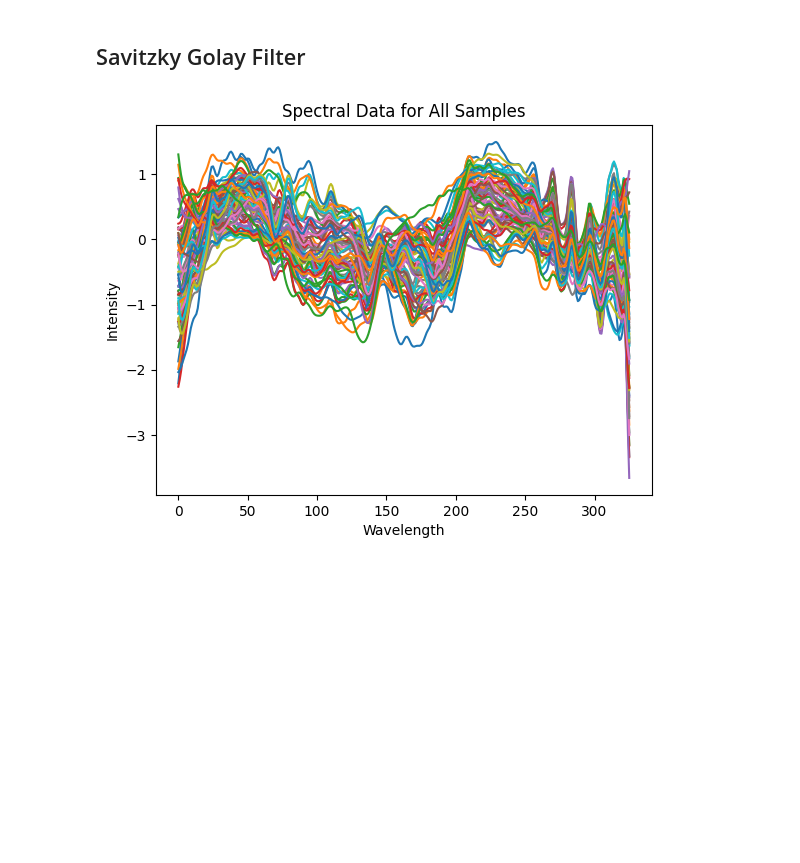
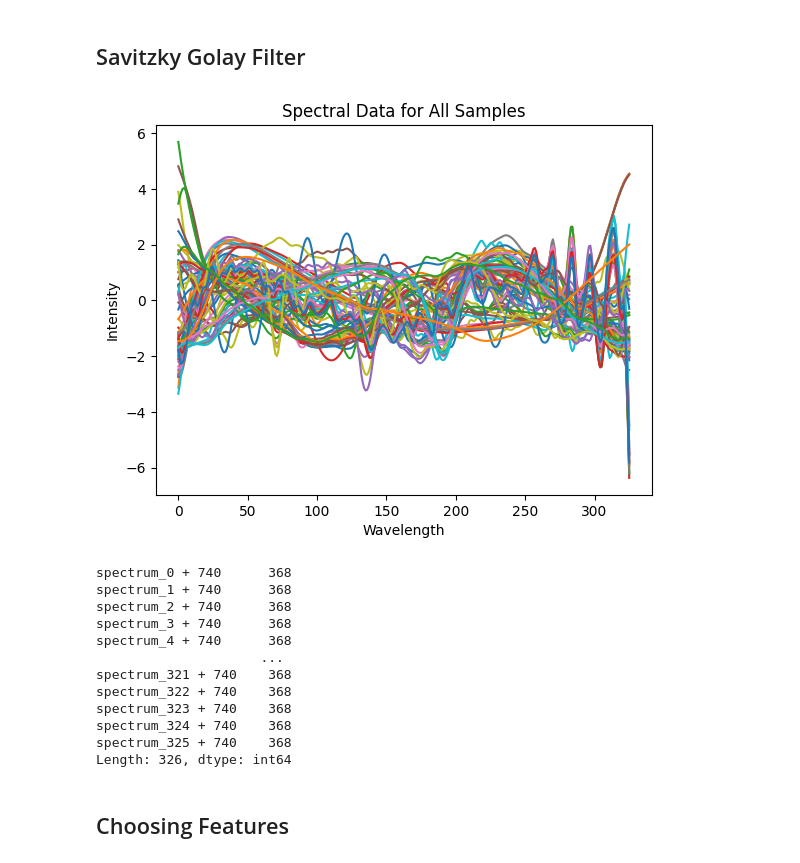
Before and after one commit to AkkuRam/df-project, a Jupyter notebook: data_cleaning.ipynb, the cells around one changed output. Drawn from its saved outputs; the diff is of its cells as text; code cells hidden in the pictures; blank space fills up the shorter version.

Commit message:
sav-golay filter nans - needs to be fixed

```diff
--- a/data_cleaning.ipynb
+++ b/data_cleaning.ipynb
@@ -62,7 +63,11 @@ plt.show()
 # %%
-def plot_signal(train_data):
+def plot_signal(train_data, df_class=None, labels=None):
     for i, row in train_data.iterrows():
-        plt.plot(range(len(row)), row.values)
+        if labels == 'yes':
+            plt.plot(range(len(row)), row.values,label=f"Plasic Type: {df_class[i]}")
+            plt.legend(fontsize=8)
+        else:
+            plt.plot(range(len(row)), row.values)
     plt.xlabel('Wavelength')
     plt.ylabel('Intensity')
     plt.title('Spectral Data for All Samples')
@@ -94,8 +126,23 @@ plot_signal(train_data.iloc[:, 5:331])
 # %% [markdown]
 ## Savitzky Golay Filter
 # %%
-signal = pd.DataFrame(savgol_filter(train_data.iloc[:, 5:331] , window_length=11, polyorder=3, axis=0))
-signal = pd.DataFrame(savgol_filter(test_data.iloc[:, 5:331] , window_length=11, polyorder=3, axis=0))
-plot_signal(signal)
+train_data.iloc[:, 5:331] = pd.DataFrame(savgol_filter(train_data.iloc[:, 5:331] , window_length=5, polyorder=2, axis=1))
+train_data.iloc[:, 5:331] = pd.DataFrame(savgol_filter(test_data.iloc[:, 5:331] , window_length=5, polyorder=2, axis=1))
+plot_signal(train_data.iloc[:, 5:331])
+train_data.iloc[:, 5:331].isnull().sum()
 # %% [output]
-[figure, old version]
+[figure, new version]
+spectrum_0 + 740      368
+spectrum_1 + 740      368
+spectrum_2 + 740      368
+spectrum_3 + 740      368
+spectrum_4 + 740      368
+                     ...
+spectrum_321 + 740    368
+spectrum_322 + 740    368
+spectrum_323 + 740    368
+spectrum_324 + 740    368
+spectrum_325 + 740    368
+Length: 326, dtype: int64
+# %% [markdown]
+## Choosing Features
```
Also changed, not shown: parts of 7 cells of this notebook.
